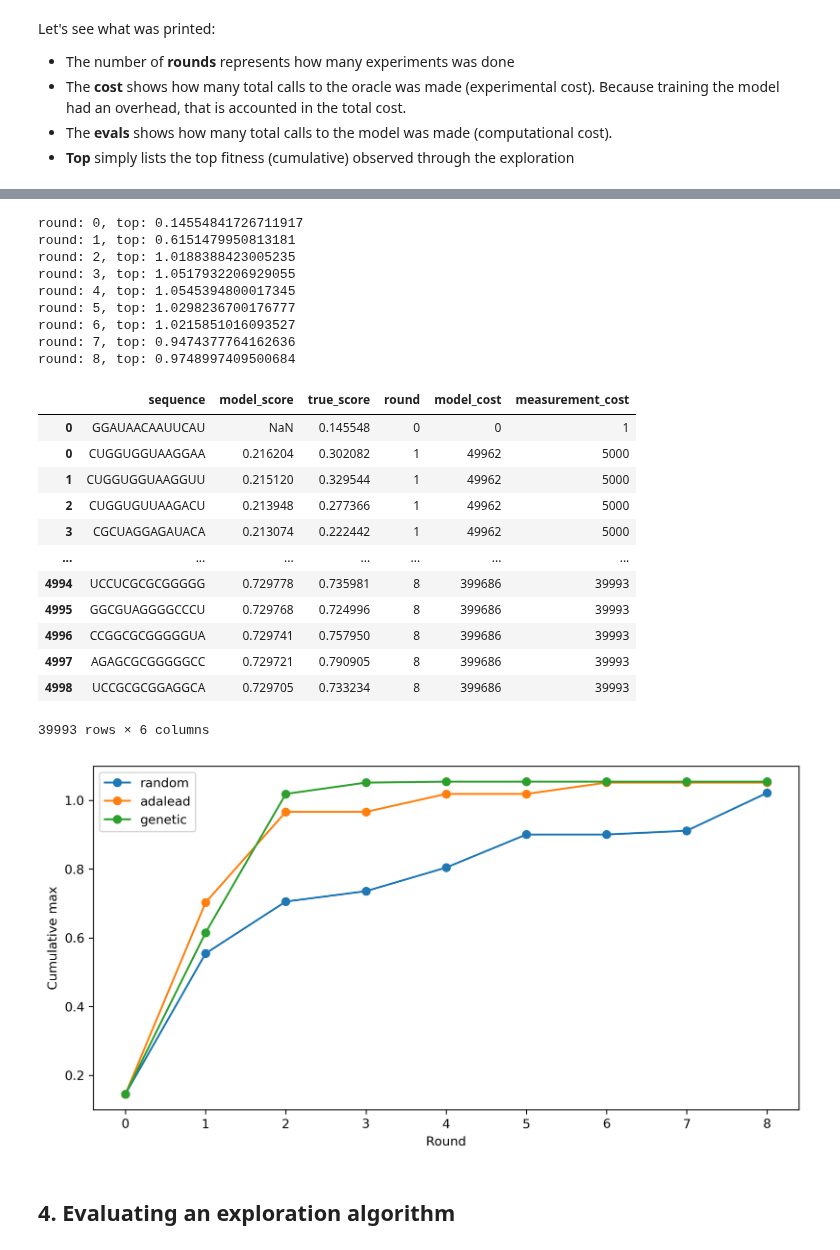
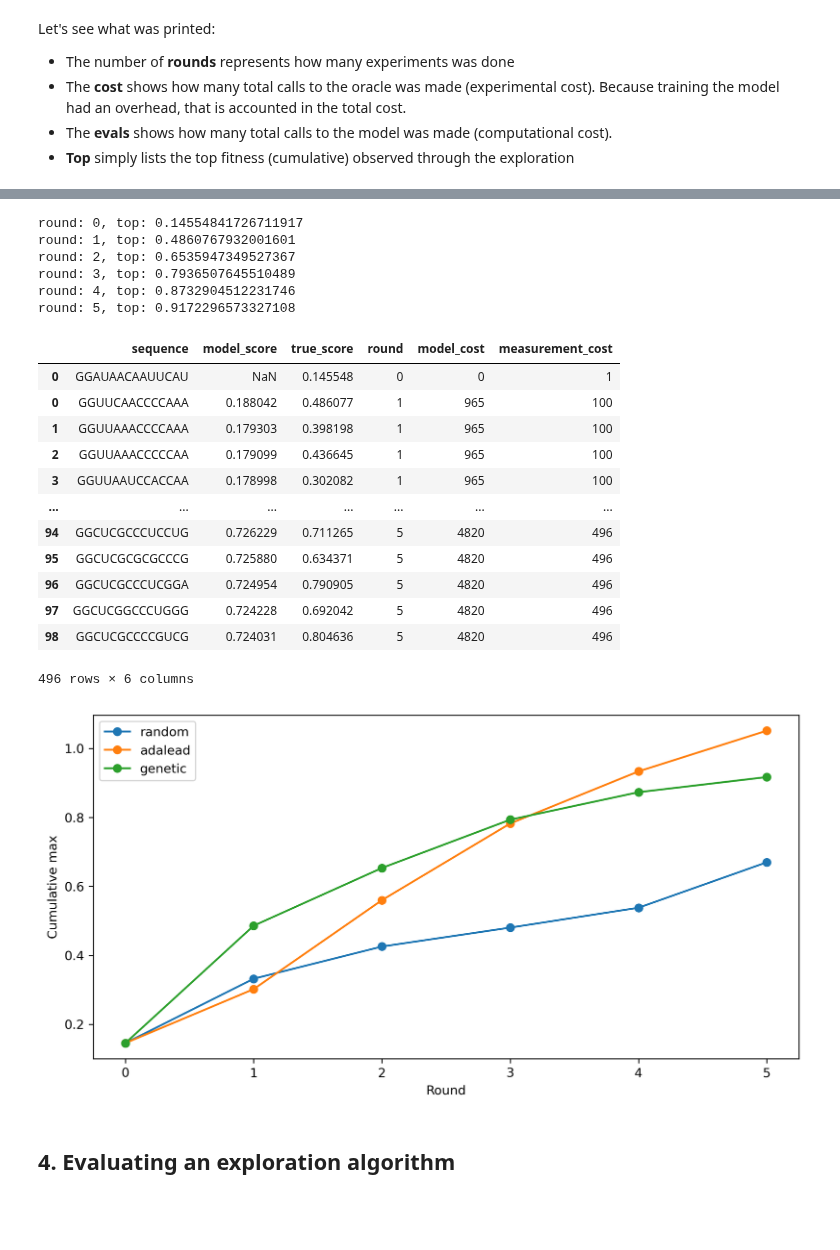
Before and after one commit to samsinai/FLEXS, a Jupyter notebook: examples/Tutorial.ipynb, the cells around one changed output, grey strips where cells are left out. Drawn from its saved outputs; the diff is of its cells as text; code cells hidden in the pictures; blank space fills up the shorter version.

```diff
--- a/examples/Tutorial.ipynb
+++ b/examples/Tutorial.ipynb
@@ -324,7 +324,7 @@ cnn = baselines.models.CNN(len(wt), alphabet=s_utils.RNAA,
 random_explorer = baselines.explorers.Random(
     cnn,
     landscape,
-    rounds=8,
+    rounds=5,
     mu=1,
     initial_sequence_data=[wt],
     ground_truth_measurements_per_round=100,
@@ -374,7 +371,7 @@ cnn = baselines.models.CNN(len(wt), alphabet=s_utils.RNAA,
 adalead_explorer = baselines.explorers.Adalead(
     cnn,
     landscape,
-    rounds=8,
+    rounds=5,
     initial_sequence_data=[wt],
     ground_truth_measurements_per_round=100,
     model_queries_per_round=1000,
@@ -415,11 +409,11 @@ genetic_explorer = baselines.explorers.GeneticAlgorithm(
     landscape,
 
     population_size=40,
-    parent_selection_strategy='softmax-sampling',
-    softmax_temperature=0.1,
+    parent_selection_strategy='wright-fisher', # roughly corresponds to who gets to make
+    beta=100,
     children_proportion=0.5,
 
-    rounds=8,
+    rounds=5,
     initial_sequence_data=[wt],
     ground_truth_measurements_per_round=100,
     model_queries_per_round=1000,
@@ -430,45 +424,42 @@ genetic_algo_sequences, metadata = genetic_explorer.run()
 genetic_algo_sequences
 # %% [output]
 round: 0, top: 0.14554841726711917
-round: 1, top: 0.6151479950813181
-round: 2, top: 1.0188388423005235
-round: 3, top: 1.0517932206929055
-round: 4, top: 1.0545394800017345
-round: 5, top: 1.0298236700176777
-round: 6, top: 1.0215851016093527
-round: 7, top: 0.9474377764162636
-round: 8, top: 0.9748997409500684
+round: 1, top: 0.4860767932001601
+round: 2, top: 0.6535947349527367
+round: 3, top: 0.7936507645510489
+round: 4, top: 0.8732904512231746
+round: 5, top: 0.9172296573327108
 |  | sequence | model_score | true_score | round | model_cost | measurement_cost |
 | 0 | GGAUAACAAUUCAU | NaN | 0.145548 | 0 | 0 | 1 |
-| 0 | CUGGUGGUAAGGAA | 0.216204 | 0.302082 | 1 | 49962 | 5000 |
-| 1 | CUGGUGGUAAGGUU | 0.215120 | 0.329544 | 1 | 49962 | 5000 |
-| 2 | CUGGUGUUAAGACU | 0.213948 | 0.277366 | 1 | 49962 | 5000 |
-| 3 | CGCUAGGAGAUACA | 0.213074 | 0.222442 | 1 | 49962 | 5000 |
+| 0 | GGUUCAACCCCAAA | 0.188042 | 0.486077 | 1 | 965 | 100 |
+| 1 | GGUUAAACCCCAAA | 0.179303 | 0.398198 | 1 | 965 | 100 |
+| 2 | GGUUAAACCCCCAA | 0.179099 | 0.436645 | 1 | 965 | 100 |
+| 3 | GGUUAAUCCACCAA | 0.178998 | 0.302082 | 1 | 965 | 100 |
 | ... | ... | ... | ... | ... | ... | ... |
-| 4994 | UCCUCGCGCGGGGG | 0.729778 | 0.735981 | 8 | 399686 | 39993 |
-| 4995 | GGCGUAGGGGCCCU | 0.729768 | 0.724996 | 8 | 399686 | 39993 |
-| 4996 | CCGGCGCGGGGGUA | 0.729741 | 0.757950 | 8 | 399686 | 39993 |
-| 4997 | AGAGCGCGGGGGCC | 0.729721 | 0.790905 | 8 | 399686 | 39993 |
-| 4998 | UCCGCGCGGAGGCA | 0.729705 | 0.733234 | 8 | 399686 | 39993 |
+| 94 | GGCUCGCCCUCCUG | 0.726229 | 0.711265 | 5 | 4820 | 496 |
+| 95 | GGCUCGCGCGCCCG | 0.725880 | 0.634371 | 5 | 4820 | 496 |
+| 96 | GGCUCGCCCUCGGA | 0.724954 | 0.790905 | 5 | 4820 | 496 |
+| 97 | GGCUCGGCCCUGGG | 0.724228 | 0.692042 | 5 | 4820 | 496 |
+| 98 | GGCUCGCCCCGUCG | 0.724031 | 0.804636 | 5 | 4820 | 496 |
-39993 rows × 6 columns
+496 rows × 6 columns
 # %%
 def cumulative_max_per_round(sequences):
     num_rounds = sequences['round'].max() + 1
     max_per_round = [sequences['true_score'][sequences['round'] == r].max()
                      for r in range(num_rounds)]
 
     return np.maximum.accumulate(max_per_round)
 
 plt.figure(figsize=(10,5), dpi=300)
-plt.plot(range(9), cumulative_max_per_round(random_sequences), 'o-', label="random")
-plt.plot(range(9), cumulative_max_per_round(adalead_sequences), 'o-', label="adalead")
-plt.plot(range(9), cumulative_max_per_round(genetic_algo_sequences), 'o-', label="genetic")
+plt.plot(range(6), cumulative_max_per_round(random_sequences), 'o-', label="random")
+plt.plot(range(6), cumulative_max_per_round(adalead_sequences), 'o-', label="adalead")
+plt.plot(range(6), cumulative_max_per_round(genetic_algo_sequences), 'o-', label="genetic")
 plt.ylabel("Cumulative max")
 plt.xlabel("Round")
 plt.legend()
 plt.show()
 # %% [output]
-[figure, old version]
+[figure, new version]
 # %% [markdown]
 ## 4. Evaluating an exploration algorithm <a class="anchor" id="section-four"></a>
 # %% [markdown]
```
Also changed, not shown: parts of 17 cells of this notebook, 4 other files.
